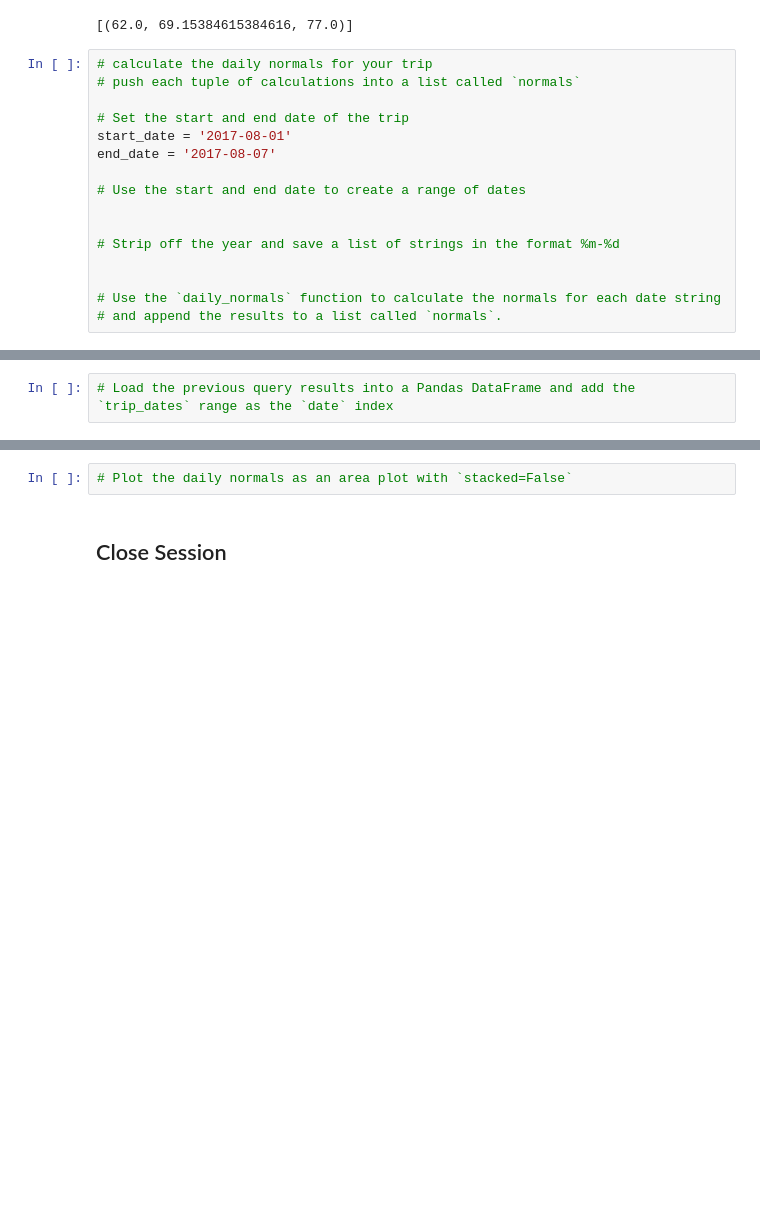
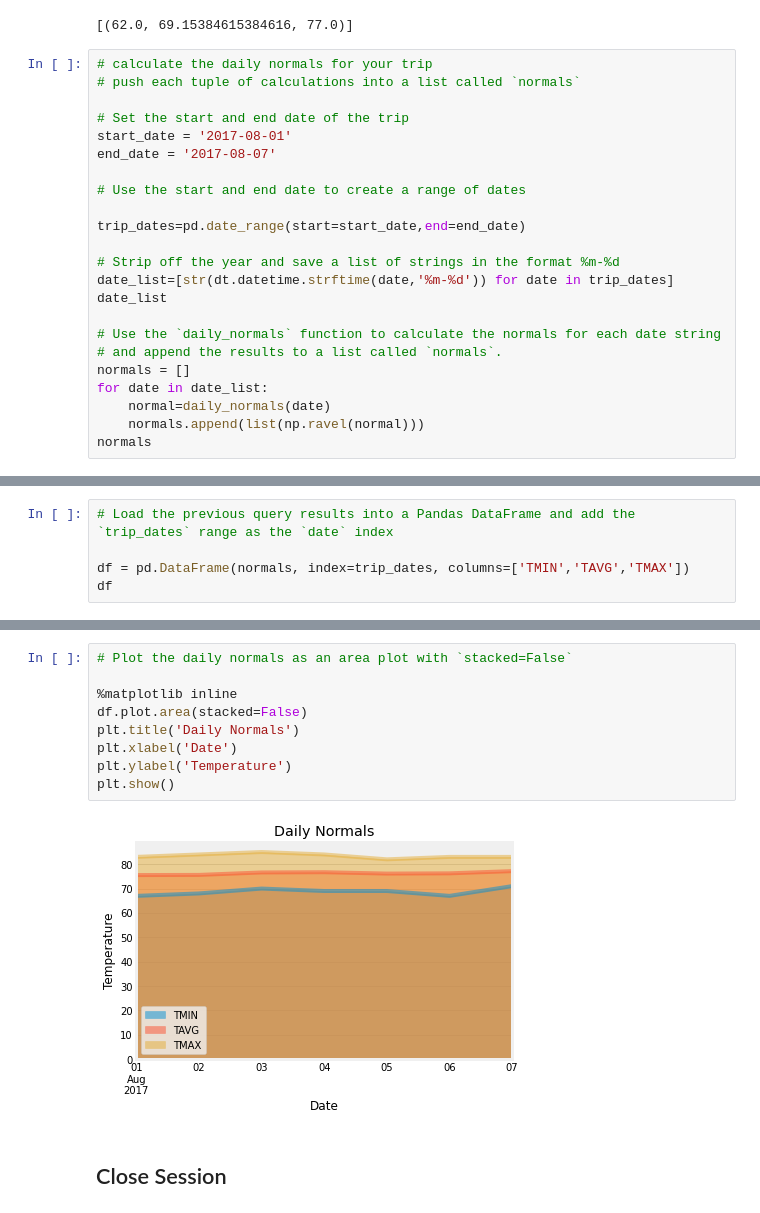
Before and after one commit to kpellas/SQLALCHEMY-challenge, a Jupyter notebook: temp_analysis_bonus_2.ipynb, the cells around one changed output, grey strips where cells are left out. Drawn from its saved outputs; the diff is of its cells as text; blank space fills up the shorter version.

```diff
--- a/temp_analysis_bonus_2.ipynb
+++ b/temp_analysis_bonus_2.ipynb
@@ -146,9 +146,16 @@ end_date = '2017-08-07'
 
 # Use the start and end date to create a range of dates
 
+trip_dates=pd.date_range(start=start_date,end=end_date)
 
 # Strip off the year and save a list of strings in the format %m-%d
-
+date_list=[str(dt.datetime.strftime(date,'%m-%d')) for date in trip_dates]
+date_list
 
 # Use the `daily_normals` function to calculate the normals for each date string
 # and append the results to a list called `normals`.
+normals = []
+for date in date_list:
+    normal=daily_normals(date)
+    normals.append(list(np.ravel(normal)))
+normals
@@ -155,2 +170,5 @@ end_date = '2017-08-07'
 # %%
 # Load the previous query results into a Pandas DataFrame and add the `trip_dates` range as the `date` index
+
+df = pd.DataFrame(normals, index=trip_dates, columns=['TMIN','TAVG','TMAX'])
+df
@@ -157,4 +184,13 @@ end_date = '2017-08-07'
 # %%
 # Plot the daily normals as an area plot with `stacked=False`
+
+%matplotlib inline
+df.plot.area(stacked=False)
+plt.title('Daily Normals')
+plt.xlabel('Date')
+plt.ylabel('Temperature')
+plt.show()
+# %% [output]
+[figure, added]
 # %% [markdown]
 ## Close Session
```
Also changed, not shown: parts of 5 cells of this notebook, 1 other file.
